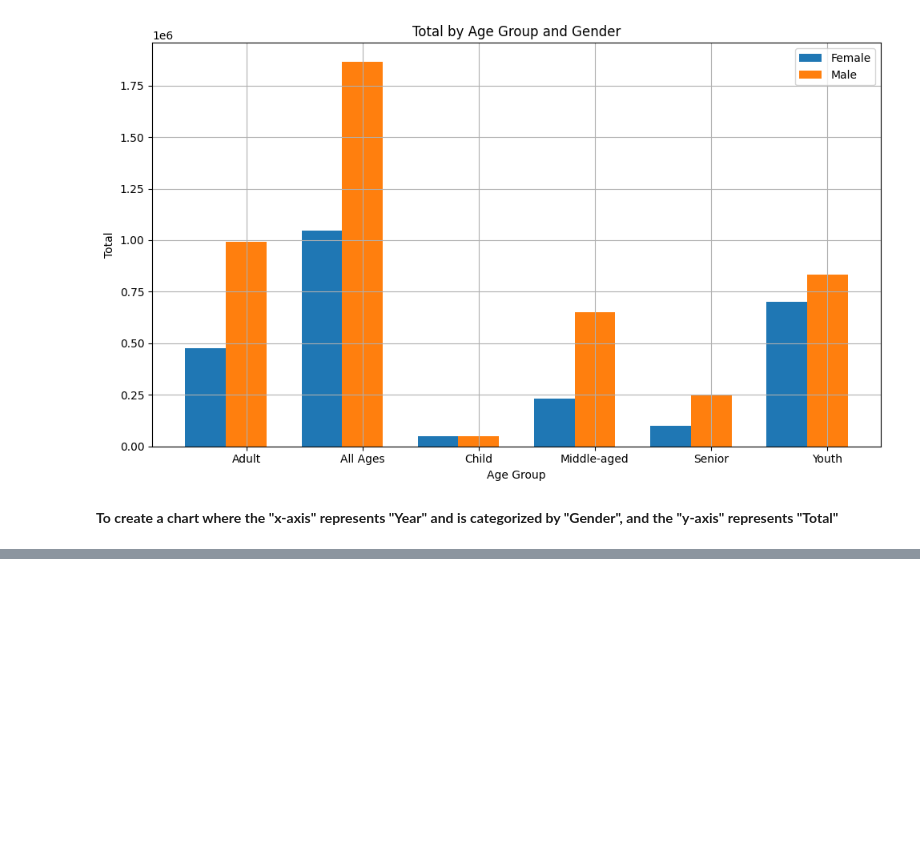
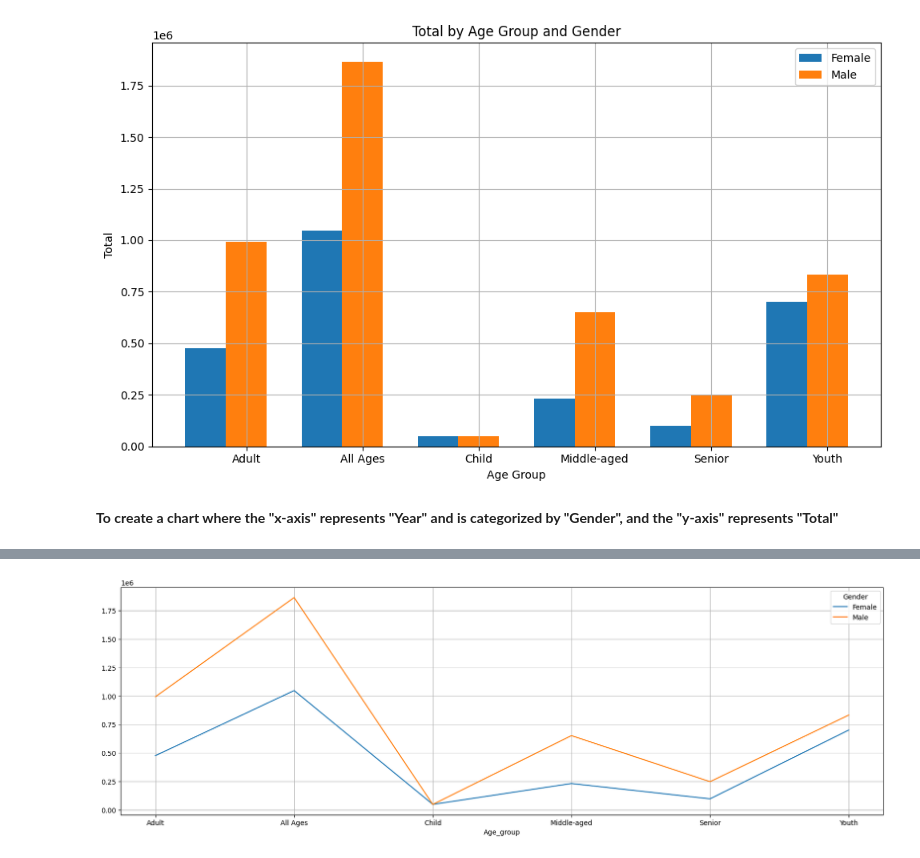
Before and after one commit to Udhay2898/Suicides-Analysis-in-India, a Jupyter notebook: Suicides Analysis.ipynb, the cells around one changed output, grey strips where cells are left out. Drawn from its saved outputs; the diff is of its cells as text; code cells hidden in the pictures; blank space fills up the shorter version.

```diff
--- a/Suicides Analysis.ipynb
+++ b/Suicides Analysis.ipynb
@@ -315,0 +381,5 @@ plt.show()
+# %%
+pivot_data.plot(figsize = (20,6), grid = True)
+plt.show()
+# %% [output]
+[figure, added]
```
Also changed, not shown: parts of 23 cells of this notebook.
